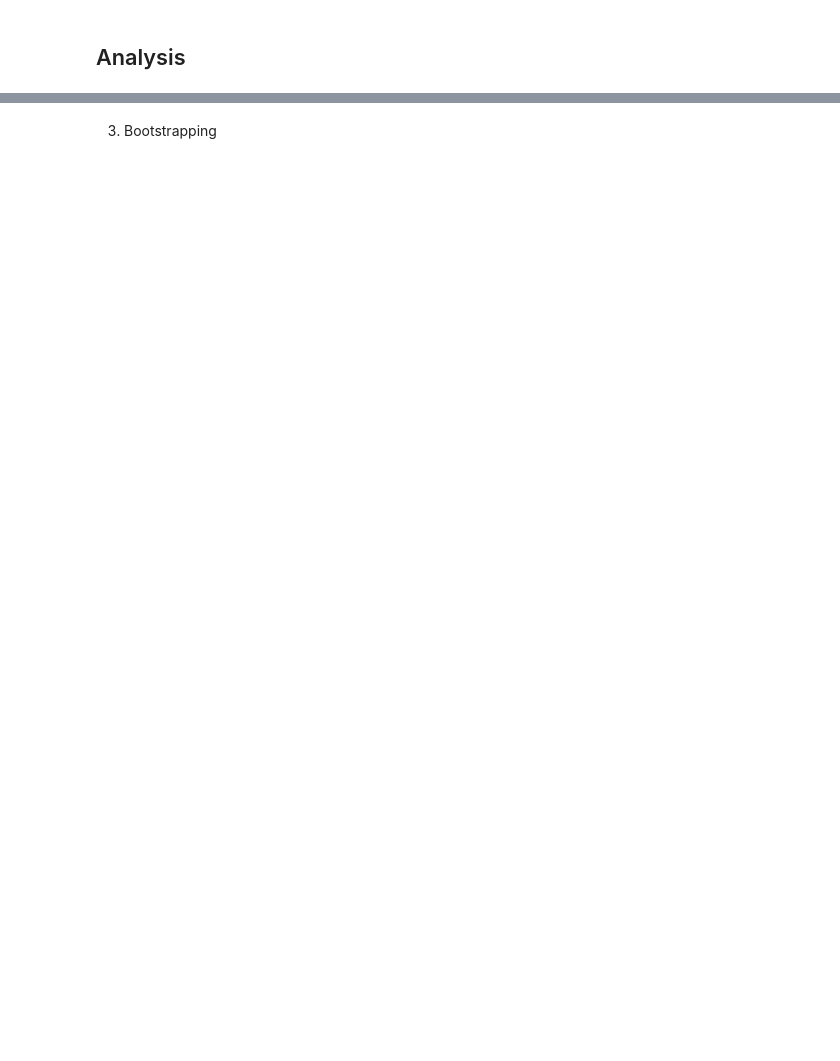
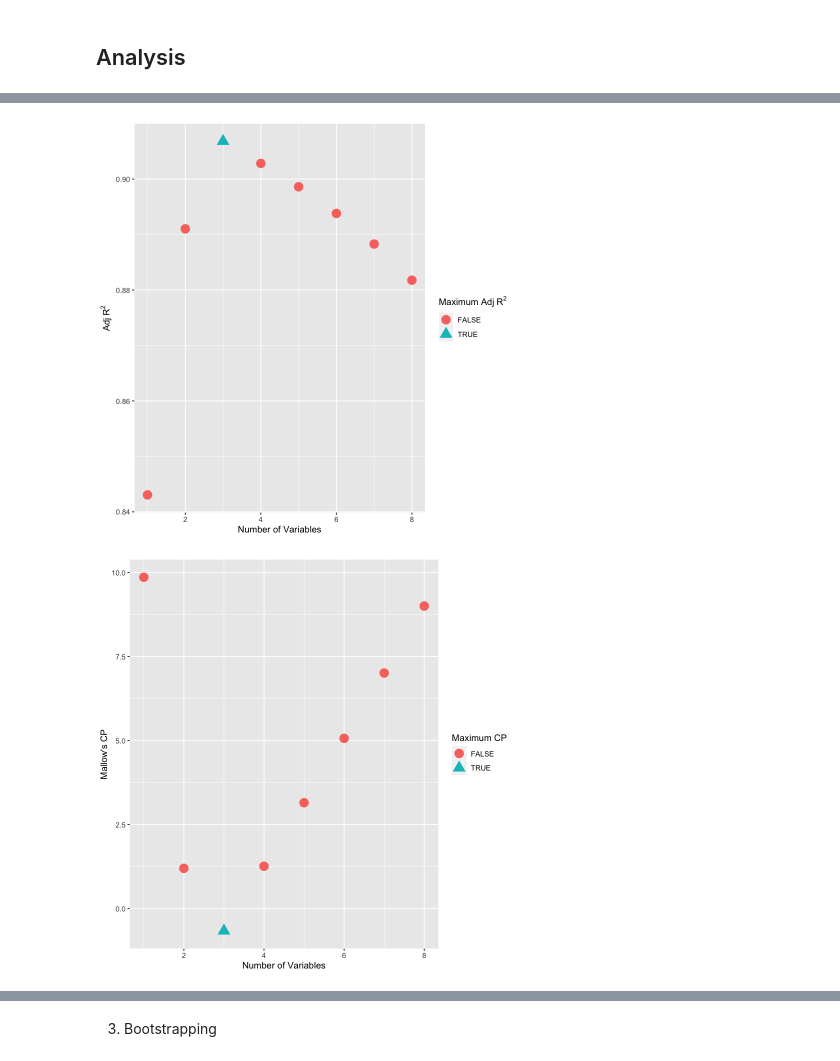
Before and after one commit to ckaicher/Kaicher_DSPN_S23, a Jupyter notebook: Kaicher_DSPN_S23_FinalProject.ipynb, the cells around one changed output, grey strips where cells are left out. Drawn from its saved outputs; the diff is of its cells as text; code cells hidden in the pictures; blank space fills up the shorter version.

```diff
--- a/Kaicher_DSPN_S23_FinalProject.ipynb
+++ b/Kaicher_DSPN_S23_FinalProject.ipynb
@@ -104,0 +159,8 @@ ggplot(hyp2_dat, aes(x=WJCalc_Child)) +
+# %%
+install.packages("leaps")
+library(leaps)
+
+#Number line
+numline_regfit.full = regsubsets(x = NumLine_Child ~ HLE_Child + STAC_Child + Sex_Child + CAI_Child + CorsiBlock_Child + KBIT2.VerbalKnowl_Child + KBIT2.Matrices_Child + Age.Years_Child, data = hyp1_dat)
+numline_reg.summary <- summary(numline_regfit.full)
+print(numline_reg.summary)
@@ -104,0 +217,5 @@ ggplot(hyp2_dat, aes(x=WJCalc_Child)) +
+# %%
+#Calculation
+calc_regfit.full = regsubsets(x = WJCalc_Child ~ HLE_Child + STAC_Child + Sex_Child + CAI_Child + CorsiBlock_Child + KBIT2.VerbalKnowl_Child + KBIT2.Matrices_Child + Age.Years_Child, data = hyp1_dat)
+calc_reg.summary <- summary(calc_regfit.full)
+print(calc_reg.summary)
@@ -104,0 +240,27 @@ ggplot(hyp2_dat, aes(x=WJCalc_Child)) +
+# %%
+numvar = 1:length(calc_reg.summary$adjr2)
+allfalse = rep(FALSE,length(calc_reg.summary$adjr2))
+
+#adjr2
+adjr2.df <- data.frame(numvar = numvar, adjr2 <- calc_reg.summary$adjr2, maxadjr2 <- allfalse)
+adjr2.df$maxadjr2[which.max(calc_reg.summary$adjr2)] <- TRUE
+ggplot(adjr2.df,aes(x=numvar,y=adjr2,shape=maxadjr2,col=maxadjr2)) +
+    geom_point(size=5) +
+    labs(x = "Number of Variables", y = 'Adj'~R^2, color='Maximum Adj'~R^2, shape='Maximum Adj'~R^2)
+
+#mallow's cp
+cp.df <- data.frame(numvar = numvar, cp <- calc_reg.summary$cp, mincp <- allfalse)
+cp.df$mincp[which.min(calc_reg.summary$cp)] <- TRUE
+ggplot(cp.df,aes(x=numvar,y=cp,shape=mincp,col=mincp)) +
+    geom_point(size=5) +
+    labs(x = "Number of Variables", y = "Mallow's CP", color="Maximum CP", shape="Maximum CP")
+
+#bic
+bic.df <- data.frame(numvar = numvar,bic <- calc_reg.summary$bic, minbic <- allfalse)
+bic.df$minbic[which.min(calc_reg.summary$bic)] <- TRUE
+ggplot(bic.df,aes(x=numvar,y=bic,shape=minbic,col=minbic)) +
+    geom_point(size=5) +
+    labs(x = "Number of Variables", y = "BIC", color="Minimum BIC", shape="Minimum BIC")
+# %% [output]
+[figure, added]
+[figure, added]
```
Also changed, not shown: parts of 33 cells of this notebook.
